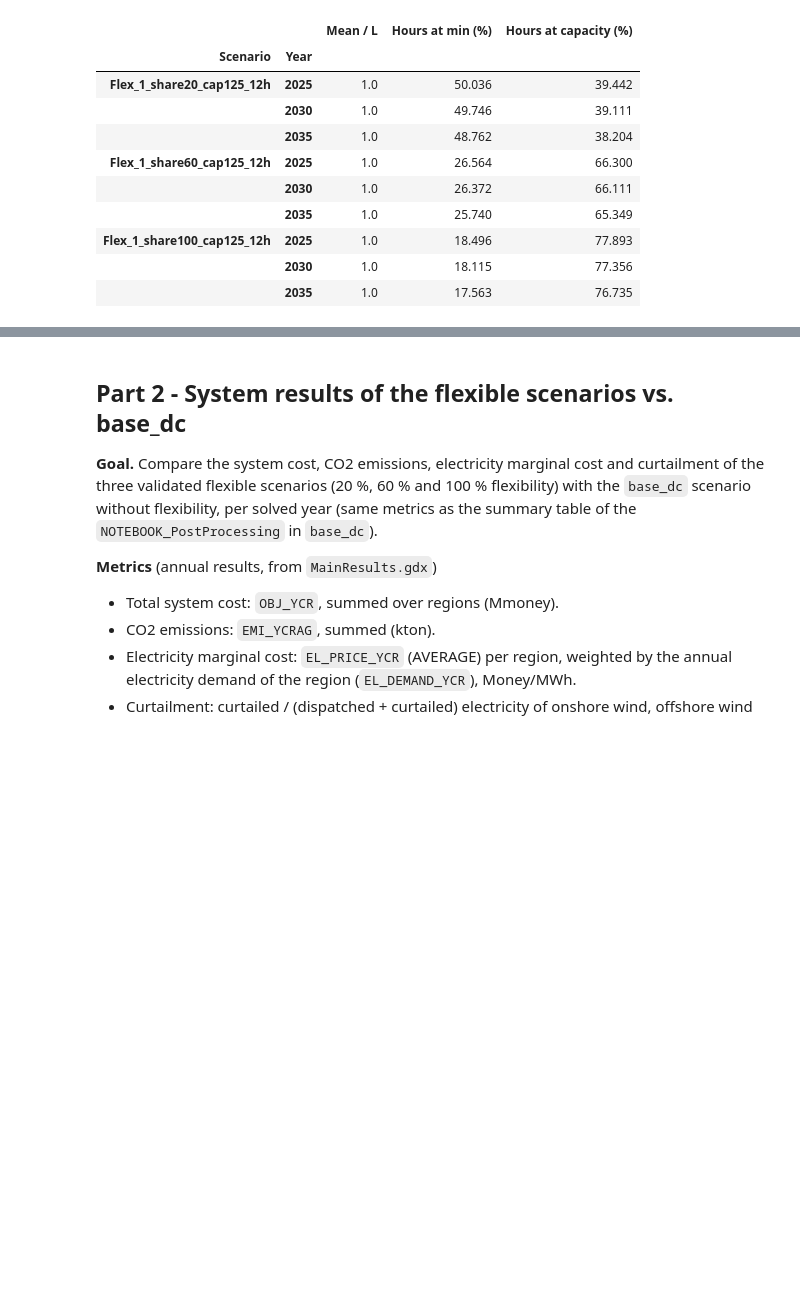
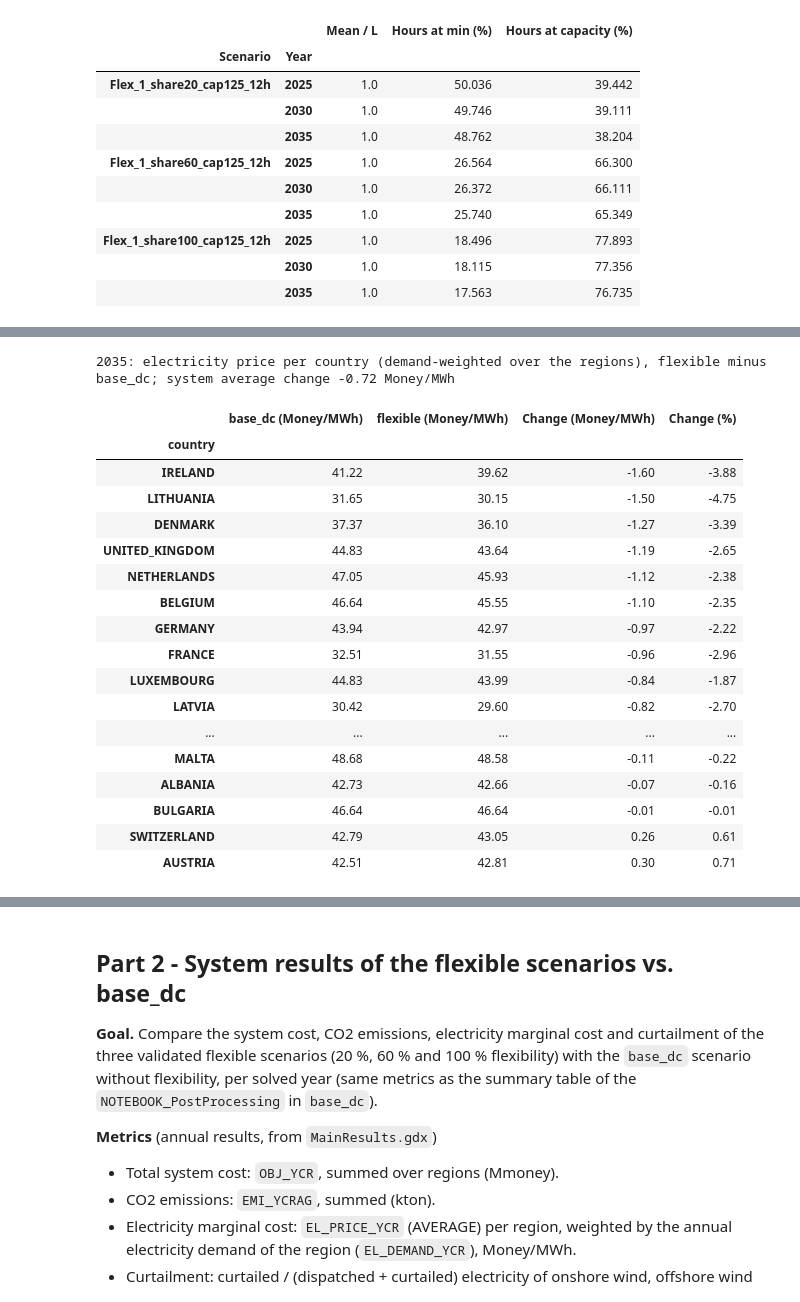
Before and after one commit to giuliadad/Balmorel, a Jupyter notebook: NOTEBOOK_Flexibility.ipynb, the cells around one changed output, grey strips where cells are left out. Drawn from its saved outputs; the diff is of its cells as text; code cells hidden in the pictures; blank space fills up the shorter version.

```diff
--- a/NOTEBOOK_Flexibility.ipynb
+++ b/NOTEBOOK_Flexibility.ipynb
@@ -190,0 +399,62 @@ pd.DataFrame(rows).set_index(["Scenario", "Year"]).round(3)
+# %%
+import geopandas as gpd
+import pybalmorel
+from matplotlib.colors import TwoSlopeNorm
+
+# ---- settings ---------------------------------------------------------------
+MAP_YEAR = COST_YEAR
+MAP_FILE = Path(pybalmorel.__file__).parent / "geofiles" / "2024 BalmorelMap.geojson"             # region polygons (id = region name of the model)
+MAP_EXTENT = (-11, 35, 34, 71)                                                                    # lon min, lon max, lat min, lat max
+MAP_LABEL_AREA = 4.0                                                                              # square degrees; smaller countries get no value on the map
+
+
+def country_prices(folder, file):
+    """Annual electricity price (Money/MWh) and annual electricity demand (MWh) per region of MAP_YEAR, and the country of each region."""
+    c = gt.Container()
+    c.read(str(ROOT / folder / "model" / file), symbols=["EL_PRICE_YCR", "EL_DEMAND_YCR"])
+    p = c["EL_PRICE_YCR"].records
+    p = p.assign(**{col: p[col].astype(str) for col in ("Y", "C", "RRR", "PRICE_CATEGORY")})
+    p = p[p["Y"].eq(MAP_YEAR) & p["PRICE_CATEGORY"].eq("AVERAGE")].set_index("RRR")
+    d = c["EL_DEMAND_YCR"].records
+    d = d.assign(**{col: d[col].astype(str) for col in ("Y", "RRR")})
+    d = d[d["Y"].eq(MAP_YEAR)].groupby("RRR")["value"].sum()
+    return pd.DataFrame({"price": p["value"], "demand": d.reindex(p.index).fillna(0).clip(lower=0), "country": p["C"]})
+
+
+map_base, map_flex = country_prices(COST_BASE[1], COST_BASE[2]), country_prices(COST_FLEX[1], COST_FLEX[2])
+map_reg = map_base.join(map_flex[["price"]], rsuffix="_flex", how="inner").rename(columns={"price": "price_base", "price_flex": "price_flex"})
+# demand-weighted country averages with the base_dc demand as the weight of both runs
+map_w = map_reg["demand"].where(map_reg["demand"] > 0, 1e-9)
+map_country = pd.DataFrame({"base_dc (Money/MWh)": (map_reg["price_base"] * map_w).groupby(map_reg["country"]).sum() / map_w.groupby(map_reg["country"]).sum(),
+                        "flexible (Money/MWh)": (map_reg["price_flex"] * map_w).groupby(map_reg["country"]).sum() / map_w.groupby(map_reg["country"]).sum()})
+map_country["Change (Money/MWh)"] = map_country["flexible (Money/MWh)"] - map_country["base_dc (Money/MWh)"]
+map_country["Change (%)"] = 100 * map_country["Change (Money/MWh)"] / map_country["base_dc (Money/MWh)"]
+map_country = map_country.sort_values("Change (Money/MWh)")
+
+# geometry: merge the region polygons into countries
+regions_geo = gpd.read_file(MAP_FILE)
+regions_geo["Country"] = regions_geo["id"].map(map_reg["country"])
+countries_geo = regions_geo.dropna(subset=["Country"]).dissolve(by="Country").join(map_country)
+print(f"{MAP_YEAR}: electricity price per country (demand-weighted over the regions), flexible minus base_dc; "
+      f"system average change {(map_reg['price_flex'] - map_reg['price_base']).mul(map_w).sum() / map_w.sum():+.2f} Money/MWh")
+map_country.round(2)
+# %% [output]
+2035: electricity price per country (demand-weighted over the regions), flexible minus base_dc; system average change -0.72 Money/MWh
+|  | base_dc (Money/MWh) | flexible (Money/MWh) | Change (Money/MWh) | Change (%) |
+| country |  |  |  |  |
+| IRELAND | 41.22 | 39.62 | -1.60 | -3.88 |
+| LITHUANIA | 31.65 | 30.15 | -1.50 | -4.75 |
+| DENMARK | 37.37 | 36.10 | -1.27 | -3.39 |
+| UNITED_KINGDOM | 44.83 | 43.64 | -1.19 | -2.65 |
+| NETHERLANDS | 47.05 | 45.93 | -1.12 | -2.38 |
+| BELGIUM | 46.64 | 45.55 | -1.10 | -2.35 |
+| GERMANY | 43.94 | 42.97 | -0.97 | -2.22 |
+| FRANCE | 32.51 | 31.55 | -0.96 | -2.96 |
+| LUXEMBOURG | 44.83 | 43.99 | -0.84 | -1.87 |
+| LATVIA | 30.42 | 29.60 | -0.82 | -2.70 |
+| ... | ... | ... | ... | ... |
+| MALTA | 48.68 | 48.58 | -0.11 | -0.22 |
+| ALBANIA | 42.73 | 42.66 | -0.07 | -0.16 |
+| BULGARIA | 46.64 | 46.64 | -0.01 | -0.01 |
+| SWITZERLAND | 42.79 | 43.05 | 0.26 | 0.61 |
+| AUSTRIA | 42.51 | 42.81 | 0.30 | 0.71 |
```
Also changed, not shown: parts of 29 cells of this notebook, 9 other files.
